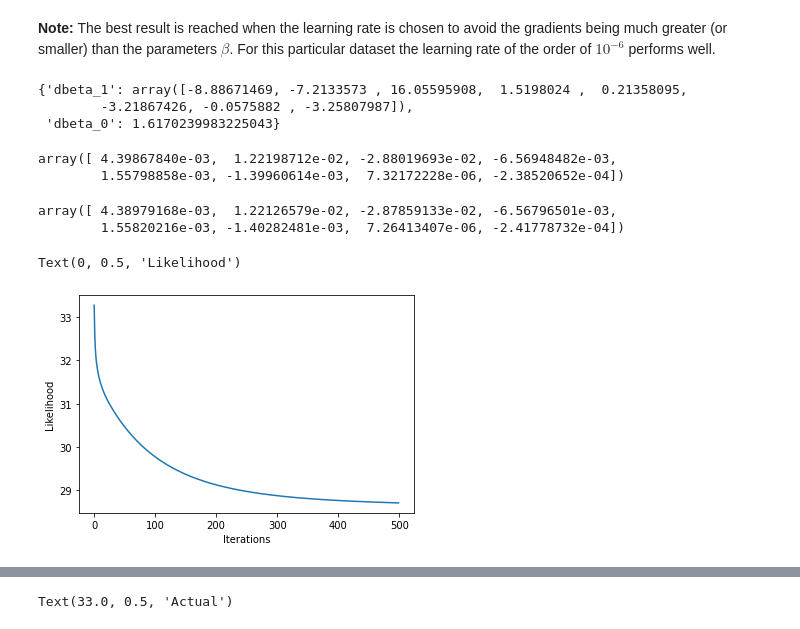
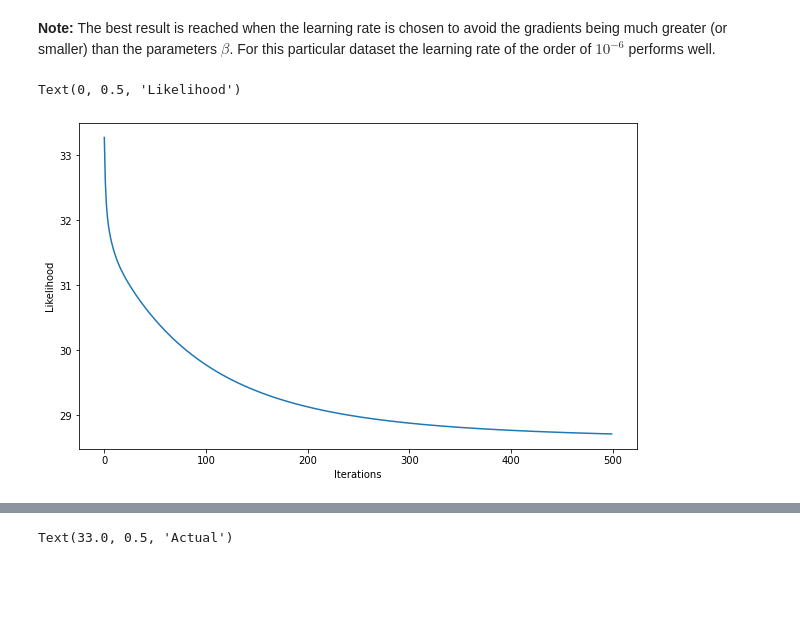
Before and after one commit to dimasjackson/Logistic-Regression-Clearly-Explained, a Jupyter notebook: logistic-regression-clearly-explained.ipynb, the cells around one changed output, grey strips where cells are left out. Saved outputs shown, nothing was run; the diff lists cells and outputs as text; code cells hidden in the pictures; blank space fills up the shorter version.

```diff
--- a/logistic-regression-clearly-explained.ipynb
+++ b/logistic-regression-clearly-explained.ipynb
@@ -112,15 +112,16 @@ def log_model(beta_1, beta_0, x, y):
 
     gradients = {"dbeta_1": dbeta_1, "dbeta_0": dbeta_0}
 
-    return gradients, likelihood
+    return gradients, likelihood, prob
 # %%
 # Iterate the model to make it learn
 def model_predict(n_features, x, y, learning_rate, n_iterations):
     beta_1, beta_0 = weightInitialization(n_features)
     costs = []
+
     for i in range(n_iterations):
 
-        gradients, likelihood = log_model(beta_1, beta_0, x, y)
+        gradients, likelihood, prob = log_model(beta_1, beta_0, x, y)
 
         dbeta_1 = gradients["dbeta_1"]
         dbeta_0 = gradients["dbeta_0"]
@@ -129,11 +130,13 @@ def model_predict(n_features, x, y, learning_rate, n_iterations):
         beta_0 = beta_0 - (learning_rate * dbeta_0)
         costs.append(likelihood)
 
+
     #final parameters
+    y_prob = prob
     parameters = {"beta_1": beta_1, "beta_0": beta_0}
     gradient = {"dbeta_1": dbeta_1, "dbeta_0": dbeta_0}
 
-    return parameters, gradient, costs
+    return parameters, gradient, costs, y_prob
 # %%
 # Create an array with the final predictions
 # Given a bias beta_0, a weight beta_1 and a input x return the predicted probability of pass or fail
@@ -264,27 +356,13 @@ Our implementation scored relatively well compared to the Scikit Learning class
 # %% [markdown]
 **Note:** The best result is reached when the learning rate is chosen to avoid the gradients being much greater (or smaller) than the parameters $\beta$. For this particular dataset the learning rate of the order of $10^{-6}$ performs well.
 # %%
-par, grad, costs = model_predict(X_train.shape[1], X_train, y_train, 1e-6, 500)
+par, grad, costs, prob = model_predict(X_train.shape[1], X_train, y_train, 1e-6, 500)
-# %%
-grad
-# %% [output]
-{'dbeta_1': array([-8.88671469, -7.2133573 , 16.05595908,  1.5198024 ,  0.21358095,
-        -3.21867426, -0.0575882 , -3.25807987]),
- 'dbeta_0': 1.6170239983225043}
-# %%
-par['beta_1']
-# %% [output]
-array([ 4.39867840e-03,  1.22198712e-02, -2.88019693e-02, -6.56948482e-03,
-        1.55798858e-03, -1.39960614e-03,  7.32172228e-06, -2.38520652e-04])
-# %%
-par['beta_1']+grad['dbeta_1']*1e-6
-# %% [output]
-array([ 4.38979168e-03,  1.22126579e-02, -2.87859133e-02, -6.56796501e-03,
-        1.55820216e-03, -1.40282481e-03,  7.26413407e-06, -2.41778732e-04])
 # %%
+plt.figure(figsize = (10, 6))
 plt.plot(costs)
+
 plt.xlabel(xlabel="Iterations")
 plt.ylabel(ylabel="Likelihood")
 # %% [output]
 Text(0, 0.5, 'Likelihood')
-[figure, old version]
+[figure, new version]
```
Also changed, not shown: parts of 25 cells of this notebook.
